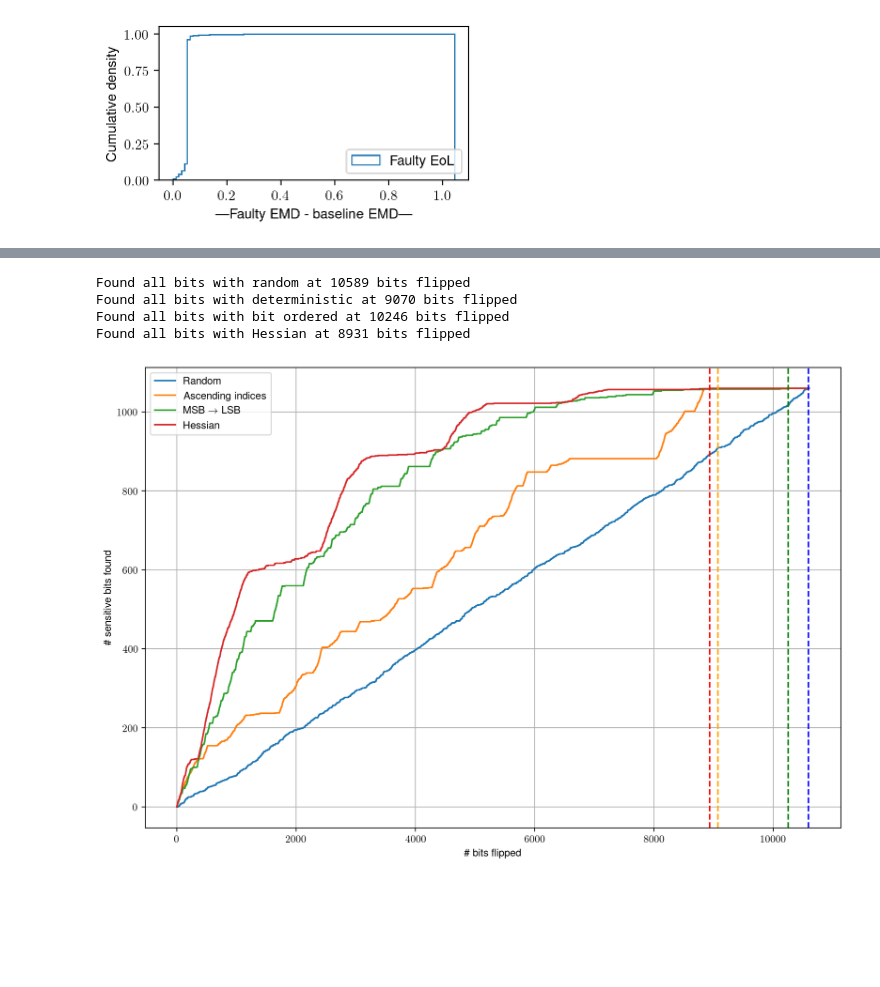
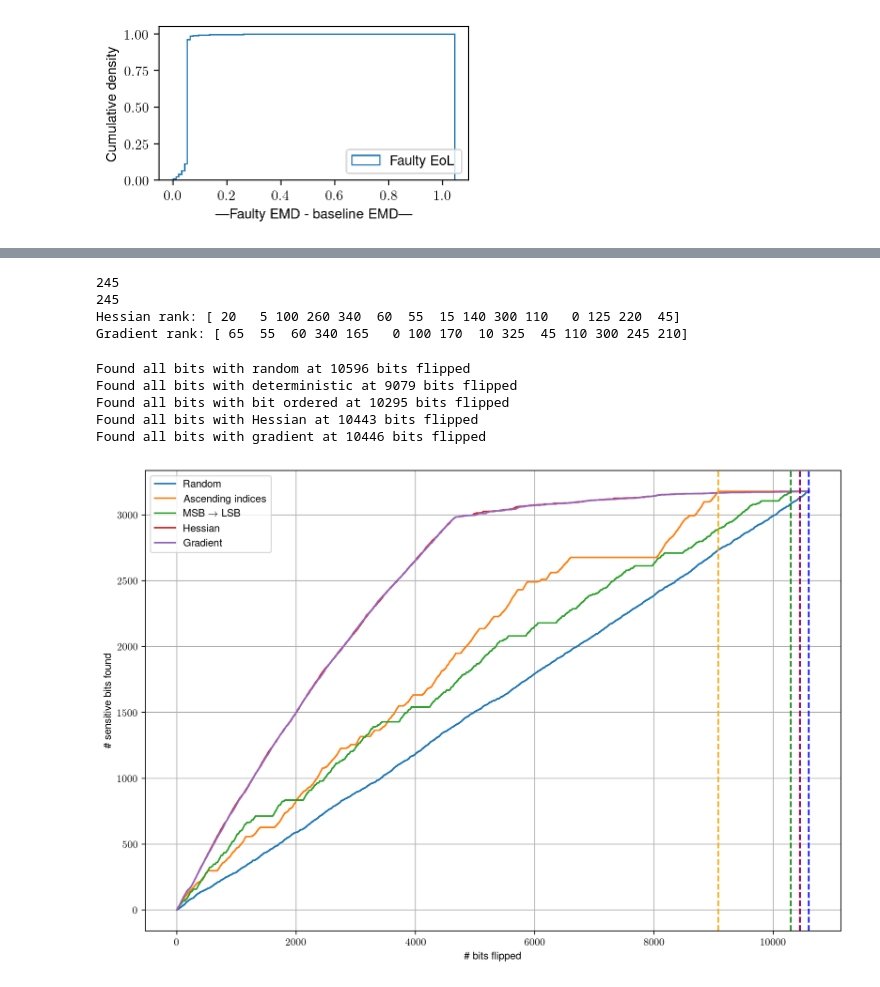
Before and after one commit to oliviaweng/fastml-science, a Jupyter notebook: sensor-data-compression/hessian-analysis/plot_paramater_ranking.ipynb, the cells around one changed output, grey strips where cells are left out. Drawn from its saved outputs; the diff is of its cells as text; code cells hidden in the pictures; blank space fills up the shorter version.

Commit message:
update hessian ranking to rank parameters with scores first and put parameters with score 0 at the end

```diff
--- a/sensor-data-compression/hessian-analysis/plot_paramater_ranking.ipynb
+++ b/sensor-data-compression/hessian-analysis/plot_paramater_ranking.ipynb
@@ -123,3 +152,17 @@ dense bit level rank: [4310, 4311, 4312, 4313, 4314, 4340, 4341, 4342, 4343, 434
+# %%
+conv_hess_rank, conv_hess_score = parse_ranking_file('sensitivity_ranking_layer_conv2d_0_m.txt')
+dense_hess_rank, dense_hess_score = parse_ranking_file('sensitivity_ranking_layer_encoded_vector.txt')
+hessian_rank = convert_param_ranking_to_bit_ranking(conv_hess_rank, conv_hess_score,dense_hess_rank, dense_hess_score)
+conv_grad_rank, conv_grad_score = parse_ranking_file('gradient_ranking_layer_conv2d_0_m.txt')
+dense_grad_rank, dense_grad_score = parse_ranking_file('gradient_ranking_layer_encoded_vector.txt')
+gradient_rank = convert_param_ranking_to_bit_ranking(conv_grad_rank, conv_grad_score, dense_grad_rank, dense_grad_score)
+print(f"Hessian rank: {hessian_rank[:15]}")
+print(f"Gradient rank: {gradient_rank[:15]}")
+# %% [output]
+245
+245
+Hessian rank: [ 20   5 100 260 340  60  55  15 140 300 110   0 125 220  45]
+Gradient rank: [ 65  55  60 340 165   0 100 170  10 325  45 110 300 245 210]
 # %%
 # Generate random list of bit indices to simulate random fault injection
 random.seed(7654)
@@ -132,59 +175,74 @@ int_bits = deterministic_bit_indices[1::5]
 frac_bits = np.concatenate((deterministic_bit_indices[2::5], deterministic_bit_indices[3::5], deterministic_bit_indices[4::5]))
 bit_ordered_indices = np.concatenate((sign_bits, int_bits, frac_bits))
 
+TOP_K_LABEL = 'top_30pct'
+top_k_bit_indices = top_30pct_bit_indices
+NUM_TOP_K_BIT_INDICES = len(top_k_bit_indices)
+
+grad_found = []
 random_found = []
 hessian_found = []
 bit_ordered_found = []
 deterministic_found = []
 for i in range(NUM_BITS):
-    if random_bit_indices[i] in top_10pct_bit_indices:
+    if random_bit_indices[i] in top_k_bit_indices:
         random_found.append(1)
-    if random_bit_indices[i] not in top_10pct_bit_indices:
+    if random_bit_indices[i] not in top_k_bit_indices:
         random_found.append(0)
-    if deterministic_bit_indices[i] in top_10pct_bit_indices:
+    if deterministic_bit_indices[i] in top_k_bit_indices:
         deterministic_found.append(1)
-    if deterministic_bit_indices[i] not in top_10pct_bit_indices:
+    if deterministic_bit_indices[i] not in top_k_bit_indices:
         deterministic_found.append(0)
-    if bit_ordered_indices[i] in top_10pct_bit_indices:
+    if bit_ordered_indices[i] in top_k_bit_indices:
         bit_ordered_found.append(1)
-    if bit_ordered_indices[i] not in top_10pct_bit_indices:
+    if bit_ordered_indices[i] not in top_k_bit_indices:
         bit_ordered_found.append(0)
-    if hessian_rank[i] in top_10pct_bit_indices:
+    if hessian_rank[i] in top_k_bit_indices:
         hessian_found.append(1)
-    if hessian_rank[i] not in top_10pct_bit_indices:
+    if hessian_rank[i] not in top_k_bit_indices:
         hessian_found.append(0)
+    if gradient_rank[i] in top_k_bit_indices:
+        grad_found.append(1)
+    if gradient_rank[i] not in top_k_bit_indices:
+        grad_found.append(0)
 random_found = np.cumsum(np.array(random_found))
-random_all_bits_found = np.argwhere(random_found == 1060)[0][0]
+random_all_bits_found = np.argwhere(random_found == NUM_TOP_K_BIT_INDICES)[0][0]
 print(f"Found all bits with random at {random_all_bits_found} bits flipped")
 deterministic_found = np.cumsum(np.array(deterministic_found))
-deterministic_all_bits_found = np.argwhere(deterministic_found == 1060)[0][0]
+deterministic_all_bits_found = np.argwhere(deterministic_found == NUM_TOP_K_BIT_INDICES)[0][0]
 print(f"Found all bits with deterministic at {deterministic_all_bits_found} bits flipped")
 bit_ordered_found = np.cumsum(np.array(bit_ordered_found))
-bit_ordered_all_bits_found = np.argwhere(bit_ordered_found == 1060)[0][0]
+bit_ordered_all_bits_found = np.argwhere(bit_ordered_found == NUM_TOP_K_BIT_INDICES)[0][0]
 print(f"Found all bits with bit ordered at {bit_ordered_all_bits_found} bits flipped")
 hessian_found = np.cumsum(np.array(hessian_found))
-hess_all_bits_found = np.argwhere(hessian_found == 1060)[0][0]
+hess_all_bits_found = np.argwhere(hessian_found == NUM_TOP_K_BIT_INDICES)[0][0]
 print(f"Found all bits with Hessian at {hess_all_bits_found} bits flipped")
+grad_found = np.cumsum(np.array(grad_found))
+grad_all_bits_found = np.argwhere(grad_found == NUM_TOP_K_BIT_INDICES)[0][0]
+print(f"Found all bits with gradient at {grad_all_bits_found} bits flipped")
 
 
-# Plot cdf
+# Plot
 fig, ax = plt.subplots(figsize=(12,8)) # Sample figsize in inches
 ax.plot(np.arange(NUM_BITS), random_found, label='Random')
 ax.plot(np.arange(NUM_BITS), deterministic_found, label='Ascending indices')
 ax.plot(np.arange(NUM_BITS), bit_ordered_found, label=r'MSB $\rightarrow$ LSB')
 ax.plot(np.arange(NUM_BITS), hessian_found, label='Hessian')
+ax.plot(np.arange(NUM_BITS), grad_found, label='Gradient')
 ax.set_xlabel('\# bits flipped')
 ax.set_ylabel('\# sensitive bits found')
 ax.legend()
 ax.grid()
 plt.axvline(x=random_all_bits_found, color='blue', linestyle='--')
 plt.axvline(x=deterministic_all_bits_found, color='orange', linestyle='--')
 plt.axvline(x=bit_ordered_all_bits_found, color='green', linestyle='--')
 plt.axvline(x=hess_all_bits_found, color='red', linestyle='--')
-plt.savefig('plots/fault_sensitivity_ranking.pdf', dpi=300, bbox_inches='tight')
+plt.axvline(x=grad_all_bits_found, color='purple', linestyle='--')
+plt.savefig(f'plots/fault_sensitivity_ranking_{TOP_K_LABEL}.pdf', dpi=300, bbox_inches='tight')
 # %% [output]
-Found all bits with random at 10589 bits flipped
-Found all bits with deterministic at 9070 bits flipped
-Found all bits with bit ordered at 10246 bits flipped
-Found all bits with Hessian at 8931 bits flipped
+Found all bits with random at 10596 bits flipped
+Found all bits with deterministic at 9079 bits flipped
+Found all bits with bit ordered at 10295 bits flipped
+Found all bits with Hessian at 10443 bits flipped
+Found all bits with gradient at 10446 bits flipped
-[figure, old version]
+[figure, new version]
```
Also changed, not shown: parts of 3 cells of this notebook, 9 other files.
